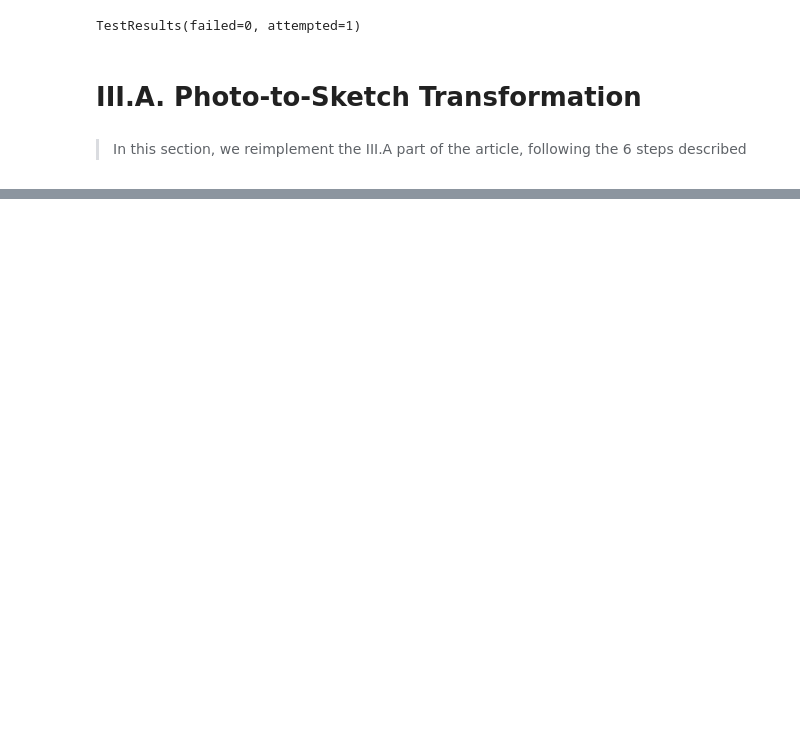
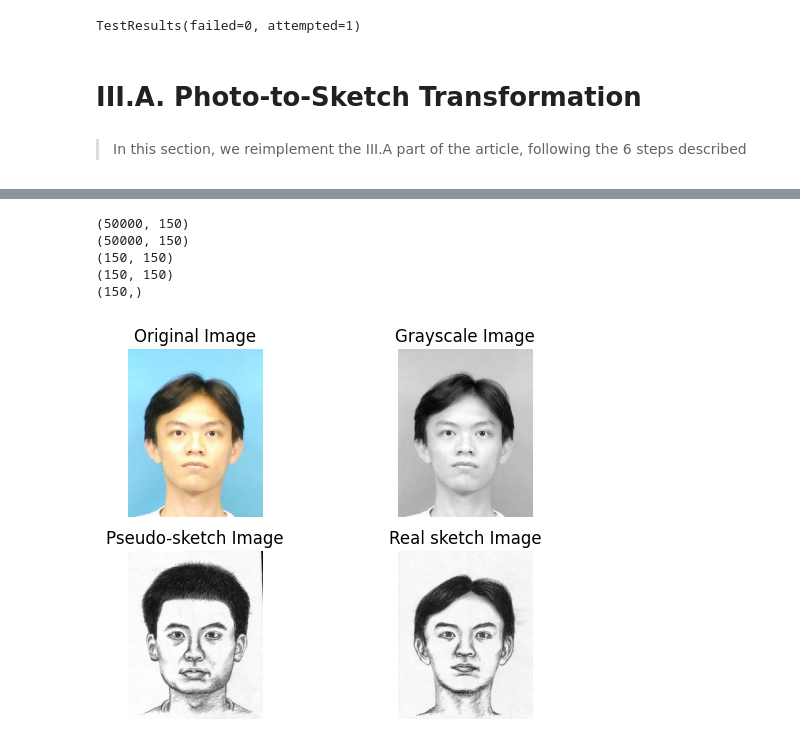
Before and after one commit to Clemflannagahn/INF8801A-Projet, a Jupyter notebook: implementation.ipynb, the cells around one changed output, grey strips where cells are left out. Saved outputs shown, nothing was run; the diff lists cells and outputs as text; code cells hidden in the pictures; blank space fills up the shorter version.

```diff
--- a/implementation.ipynb
+++ b/implementation.ipynb
@@ -240,0 +305,45 @@ imageName
+# %%
+# Step 1 : Photo eigenspace
+mp = averageFace(phototrainingSet)
+Ap = phototrainingSet - mp
+Up, Vp, eigPowerP = eigenfaces(Ap)
+
+# Step 2 : Sketch eigenspace
+ms = averageFace(sketchtrainingSet)
+As = sketchtrainingSet - ms
+Us, Vs, eigPowerS = eigenfaces(As)
+
+# Step 3 : Pseudo-sketch transformation for each photo of the training set (as in the III.A. section)
+SrAll = pseudoSketchTransfo(phototrainingSet, sketchtrainingSet, phototrainingSet)
+# %%
+# Step 4 : Compute the eigensketch wieght vector for each pseudo-sketch
+br = np.empty((Us.shape[1],SrAll.shape[1]))
+for i in range(br.shape[1]):
+    br[:,i] = featuresEigenfaces(Us, SrAll[:,i]).reshape(-1)
+# Step 5 : same thing but with the testing sketch (here, the first of the testing set)
+bs = featuresEigenfaces(Us, sketchtestingSet[:,0].reshape(-1,1))
+
+# Step 6 : Compute the distance between the testing sketch and the weight vectors of the pseudo-sketches
+## We first need each vector of reconstruction coefficients cp (and cs)
+cp = np.empty(Us.shape[0],1)
+for i in range(cp.shape[1]):
+    cp[:,i] = np.matmul(np.matmul(np.dot(As,Vp), eigPowerP),br[:,i]).reshape(-1)
+cs = np.matmul(np.matmul(np.dot(As,Vp), eigPowerP),bs)
+
+## Using d2 = ||cp - cs||, we search for the minimum distance
+d2 = np.linalg.norm(cp - cs.reshape(-1,1), axis=0)
+minIndex = np.argmin(d2)
+
+## Get the real sketch and plot the results
+inputImage = phototestingSet[:,0].reshape(-1,1)
+imageName = photoNames[delimTrain]
+inputRGB = np.array(Image.open(photoPath + imageName))
+pseudoSketch = SrAll[:,minIndex]
+plotResults(inputRGB, inputImage, pseudoSketch, imageName, sketchPath)
+# %% [output]
+(50000, 150)
+(50000, 150)
+(150, 150)
+(150, 150)
+(150,)
+[figure, added]
```
Also changed, not shown: parts of 8 cells of this notebook.
